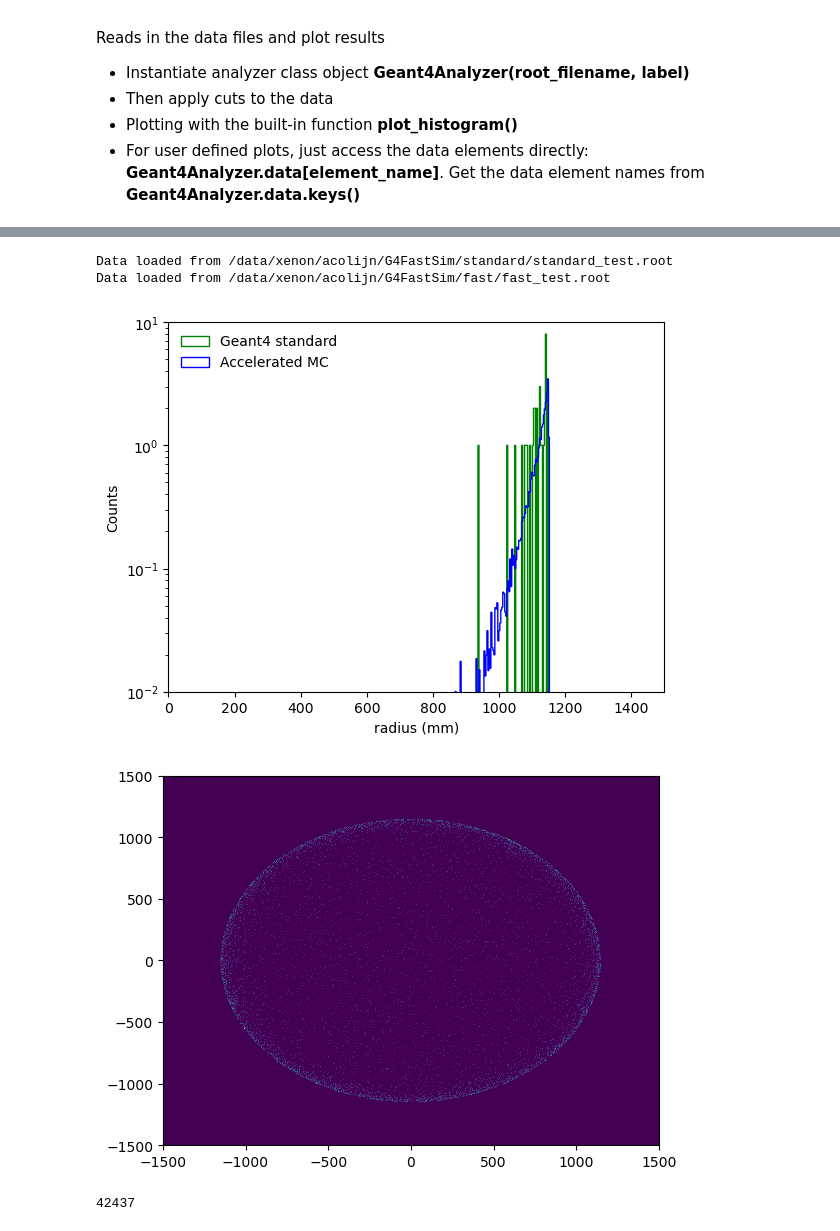
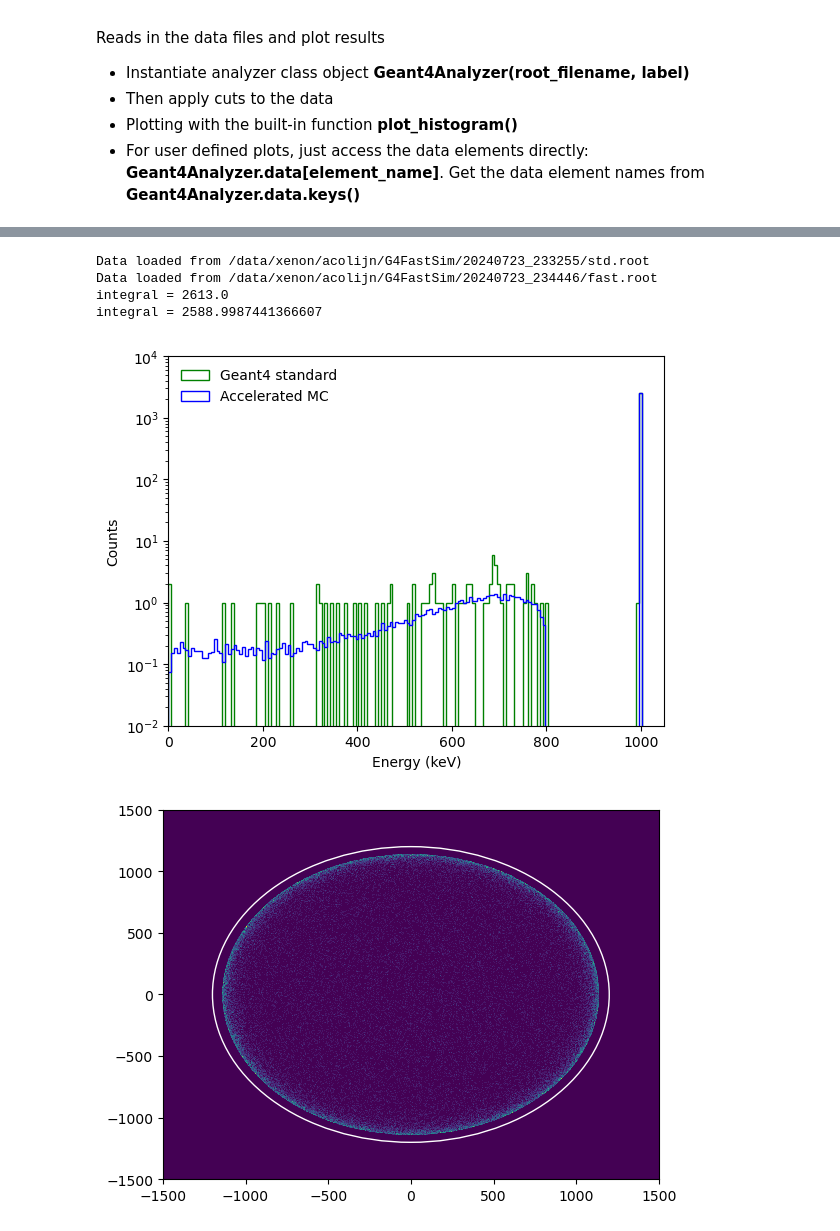
Before and after one commit to acolijn/G4FastSim, a Jupyter notebook: notebook/analysis.ipynb, the cells around one changed output, grey strips where cells are left out. Drawn from its saved outputs; the diff is of its cells as text; code cells hidden in the pictures.

```diff
--- a/notebook/analysis.ipynb
+++ b/notebook/analysis.ipynb
@@ -10,46 +28,38 @@ Reads in the data files and plot results
 # %%
-from analyzer import Geant4Analyzer
-import matplotlib.pyplot as plt
-import numpy as np
-
-# define the cuts to apply to the data
-
-# cut on teh global event variables
-cut = lambda data: (data['ncomp'] + data['nphot'] == 1) & (data['type'] == 0) & (data['e'] < 300.)
+# cut on the global event variables
+cut = lambda data: (data['ncomp'] + data['nphot'] == 1) & (data['type'] == 0) & (data['e'] < 1200.)
 # additional cuts on the clusters
 cut_hit = lambda data: (data['r'] < 1150.) & (np.abs(data['zh']) < 1100.)
 
-std = Geant4Analyzer("/data/xenon/acolijn/G4FastSim/standard/standard_test.root", label="Geant4 standard")
+std = Geant4Analyzer("run_07", label="Geant4 standard")
 std.preprocess_data(cut=cut, cut_hit=cut_hit)
 
-fast = Geant4Analyzer("/data/xenon/acolijn/G4FastSim/fast/fast_test.root", label="Accelerated MC")
+fast = Geant4Analyzer("run_08", label="Accelerated MC")
 fast.preprocess_data(cut=cut, cut_hit=cut_hit)
 
-nbin = 1000
-ax = std.plot_histogram('r', bins=nbin, range=(-1500,1500), show=False)
-ax = fast.plot_histogram('r', bins=nbin, ax=ax, range=(-1500,1500), show=False)
+nbin = 500
+ax = std.plot_histogram('eh', bins=nbin, range=(-1500,1500), show=False)
+ax = fast.plot_histogram('eh', bins=nbin, ax=ax, range=(-1500,1500), show=False)
 
 plt.yscale('log')
-plt.ylim(1e-2, 1e1)
-plt.xlim(0, 1500)
+plt.ylim(1e-2, 1e4)
+plt.xlim(0, 1050)
 
 plt.legend(frameon=False)
 plt.show()
 # %% [output]
-Data loaded from /data/xenon/acolijn/G4FastSim/standard/standard_test.root
-Data loaded from /data/xenon/acolijn/G4FastSim/fast/fast_test.root
+Data loaded from /data/xenon/acolijn/G4FastSim/20240723_233255/std.root
+Data loaded from /data/xenon/acolijn/G4FastSim/20240723_234446/fast.root
+integral = 2613.0
+integral = 2588.9987441366607
-[figure, old version]
+[figure, new version]
 # %%
-import matplotlib.pyplot as plt
-import numpy as np
-from matplotlib.colors import LogNorm
 bins = 1000
 h = plt.hist2d(fast.data['xh'], fast.data['yh'], bins=bins, range=((-1500, 1500), (-1500, 1500)))
+circle = plt.Circle((0,0), fast.settings['innerCryostatRadius'], color='w', fill=False, linewidth=1)
+plt.gca().add_artist(circle)
+plt.show()
 #h = plt.hist2d(std.data['xh'], std.data['yh'], bins=bins, range=((-1500, 1500), (-1500, 1500)))
 #plt.scatter(std.data['xp'], std.data['yp'], s=0.01, c='w')
 # %% [output]
-[figure, old version]
+[figure, new version]
-# %%
-fast.data['nclus'].size
-# %% [output]
-42437
```
Also changed, not shown: parts of 7 cells of this notebook, 16 other files.
